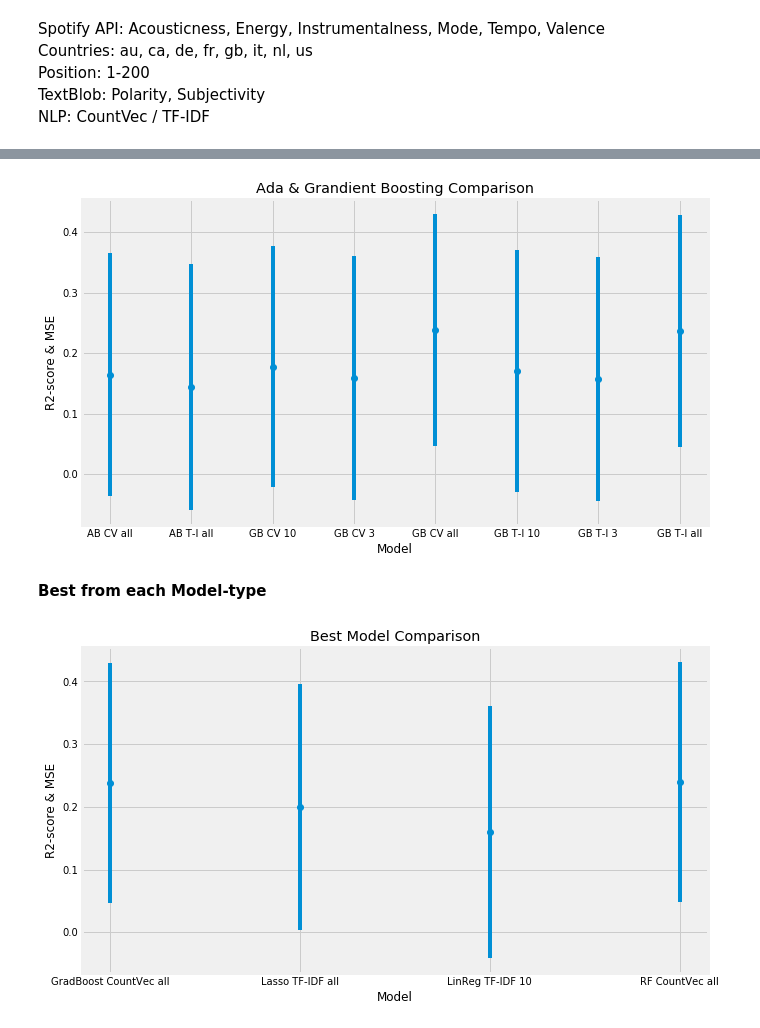
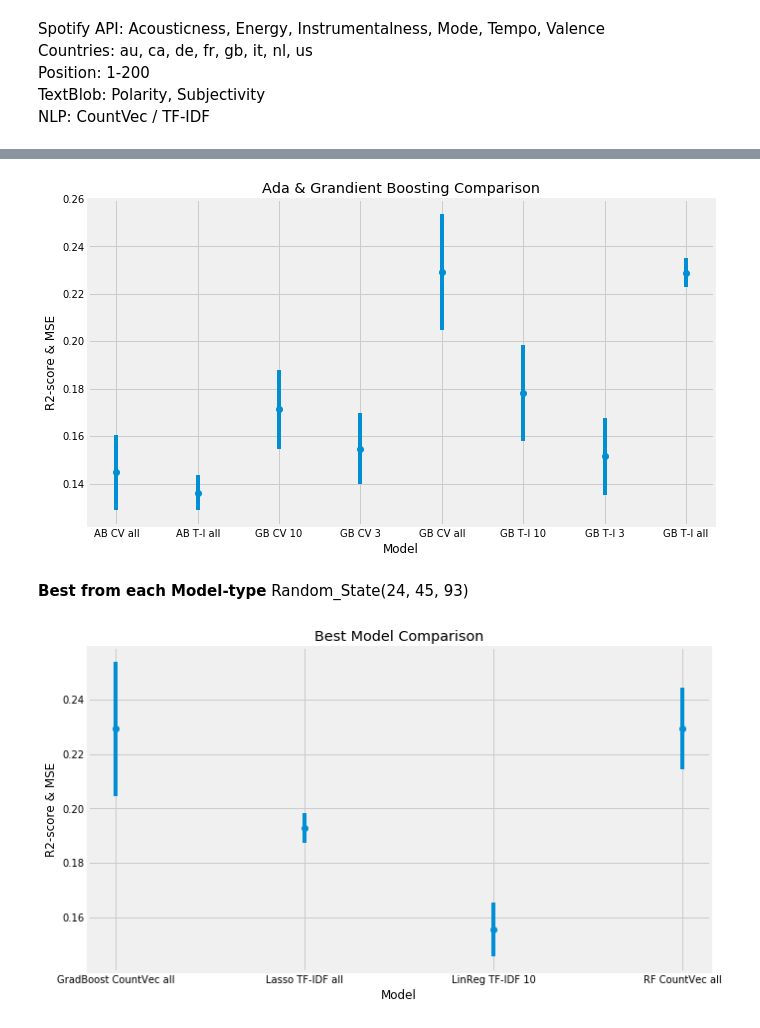
Before and after one commit to yhpf/Capstone-General_Assembly, a Jupyter notebook: 15_comparing_models.ipynb, the cells around one changed output, grey strips where cells are left out. Drawn from its saved outputs; the diff is of its cells as text; code cells hidden in the pictures.

```diff
--- a/15_comparing_models.ipynb
+++ b/15_comparing_models.ipynb
@@ -88,27 +3139,28 @@ plt.show()
 # %%
 fig, ax = plt.subplots(figsize=(10,6))
 
 x = ['AB CV all','GB CV all', 'GB CV 10', 'GB CV 3', 'AB T-I all', 'GB T-I all', 'GB T-I 10', 'GB T-I 3'] # model name
-y = [0.1647279913503793, 0.2384226323540044, 0.17780645284450913, 0.15909022715580334, 0.14338493550827192,
-     0.2362633185213301, 0.1706690669450912, 0.15778723525858485] # r2-score
-e = [0.20054058276262823, 0.19148965797661502, 0.19896438359756616, 0.2012162304182839, 0.20308655031893702,
-     0.19176093283874088, 0.19982611316708965, 0.20137206261428192] #MSE
+y = [0.14470094747859893, 0.22918732830362656, 0.17126348335508568, 0.15473366452095483, 0.13614468415955747,
+     0.2288939662426439, 0.17821910789435172, 0.15151796833074208] # r2-score
+e = [0.015832507920900254, 0.024523856915139964, 0.016774498230224536, 0.015011085455874528, 0.007512834117773193,
+     0.006158955906027438, 0.020294067617671097, 0.016207475515845865]  # STD
 
 ax.errorbar(x, y, yerr=e, fmt='o')
 plt.xlabel('Model');
 plt.ylabel('R2-score & MSE');
 plt.title('Ada & Grandient Boosting Comparison');
 plt.show()
 # %% [output]
-[figure, old version]
+[figure, new version]
 # %% [markdown]
 **Best from each Model-type**
+Random_State(24, 45, 93)
 # %%
 fig, ax = plt.subplots(figsize=(10,6))
 
 x = ['LinReg TF-IDF 10', 'Lasso TF-IDF all', 'RF CountVec all', 'GradBoost CountVec all'] # model name
-y = [0.15924513606808388, 0.20023665642903288, 0.23981061254827155, 0.2384226323540044] # r2-score
-e = [0.20119769595475592, 0.19623165025591427, 0.19131508276423695, 0.19148965797661502] #MSE
+y = [0.15566579301533467, 0.1928989270286496, 0.22930263905292914, 0.22918732830362656] # r2-score
+e = [0.009935040205793, 0.005308215956516318, 0.01478061819522192, 0.024523856915139964] # STD
 
 plt.errorbar(x, y, yerr=e, fmt='o')
 plt.xlabel('Model');
@@ -116,4 +3168,4 @@ plt.ylabel('R2-score & MSE');
 plt.title('Best Model Comparison');
 plt.show()
 # %% [output]
-[figure, old version]
+[figure, new version]
```
Also changed, not shown: parts of 311 cells of this notebook.
